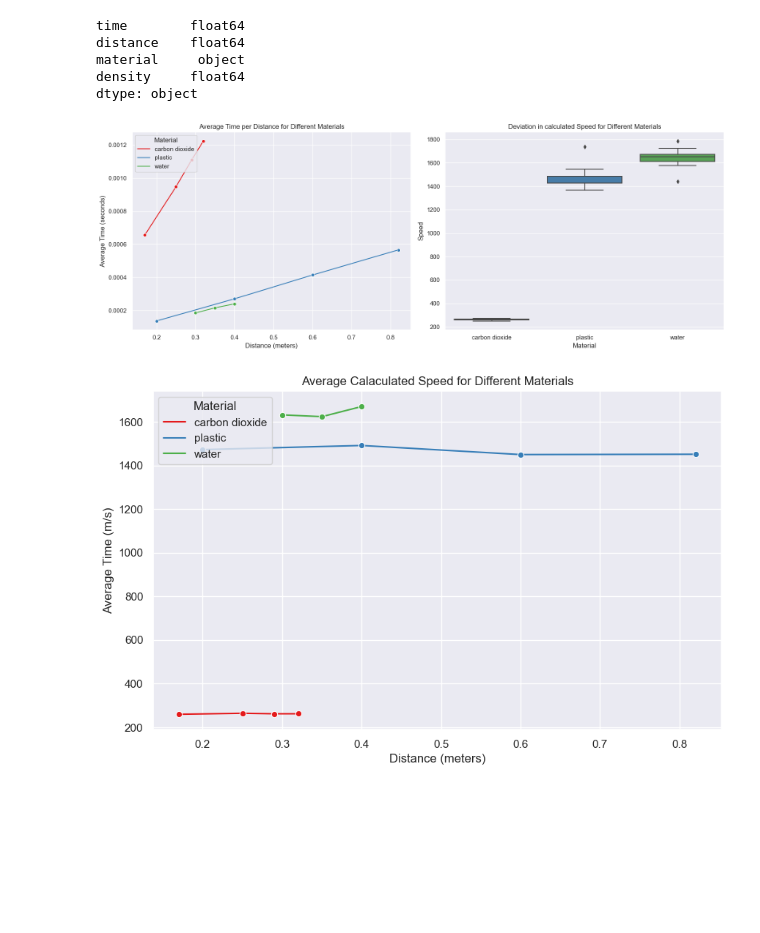
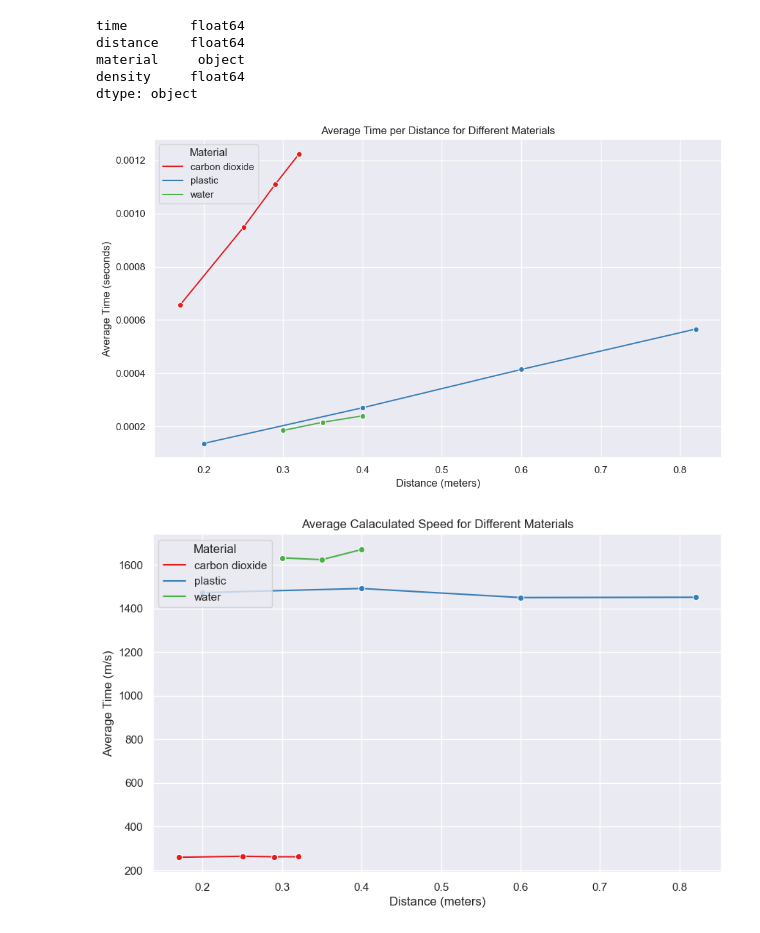
Before and after one commit to HorusXIV/IDAF_Datenanalyse, a Jupyter notebook: Datenanalyse.ipynb, the cells around one changed output. Saved outputs shown, nothing was run; the diff lists cells and outputs as text; code cells hidden in the pictures; blank space fills up the shorter version.

```diff
--- a/Datenanalyse.ipynb
+++ b/Datenanalyse.ipynb
@@ -21,36 +25,22 @@ df['speed'] = df['distance'] / df['time']
 # %%
-# Set the style of the plot
-sns.set(style="darkgrid")
-
-# Create subplots with two plots (line plot and boxplot) side by side
-fig, axes = plt.subplots(1, 2, figsize=(16, 6))
-
-# Create dataframe with averaged data for speed and distance
-averaged_df = df.groupby(['material', 'distance'])['time', 'speed', 'density'].mean().reset_index()
-
+# Create a line plot using seaborn
+plt.figure(figsize=(10, 6))  # Adjust the figure size as needed
+sns.set_style("darkgrid")
 
 # Plot 1: Line plot (average time per distance)
-sns.lineplot(data=averaged_df, x='distance', y='time', hue='material', marker='o', palette='Set1', ax=axes[0])
-axes[0].set_xlabel('Distance (meters)')
-axes[0].set_ylabel('Average Time (seconds)')
-axes[0].set_title('Average Time per Distance for Different Materials')
-axes[0].legend(title="Material", loc="upper left")
-
-
-
-# Plot 3: Boxplot (speed deviation)
-sns.boxplot(data=df, x='material', y='speed', palette='Set1', ax=axes[1])
-axes[1].set_xlabel('Material')
-axes[1].set_ylabel('Speed')
-axes[1].set_title('Deviation in calculated Speed for Different Materials')
+sns.lineplot(data=averaged_df, x='distance', y='time', hue='material', marker='o', palette='Set1')
+plt.xlabel('Distance (meters)')
+plt.ylabel('Average Time (seconds)')
+plt.title('Average Time per Distance for Different Materials')
+plt.legend(title="Material", loc="upper left")
 
 # Adjust the layout of subplots
 plt.tight_layout()
 
 # Show the plots
 plt.show()
 # %% [output]
-[figure, old version]
+[figure, new version]
 # %%
 # Create a line plot using seaborn
 plt.figure(figsize=(10, 6))  # Adjust the figure size as needed
```
Also changed, not shown: parts of 6 cells of this notebook, 3 other files.
